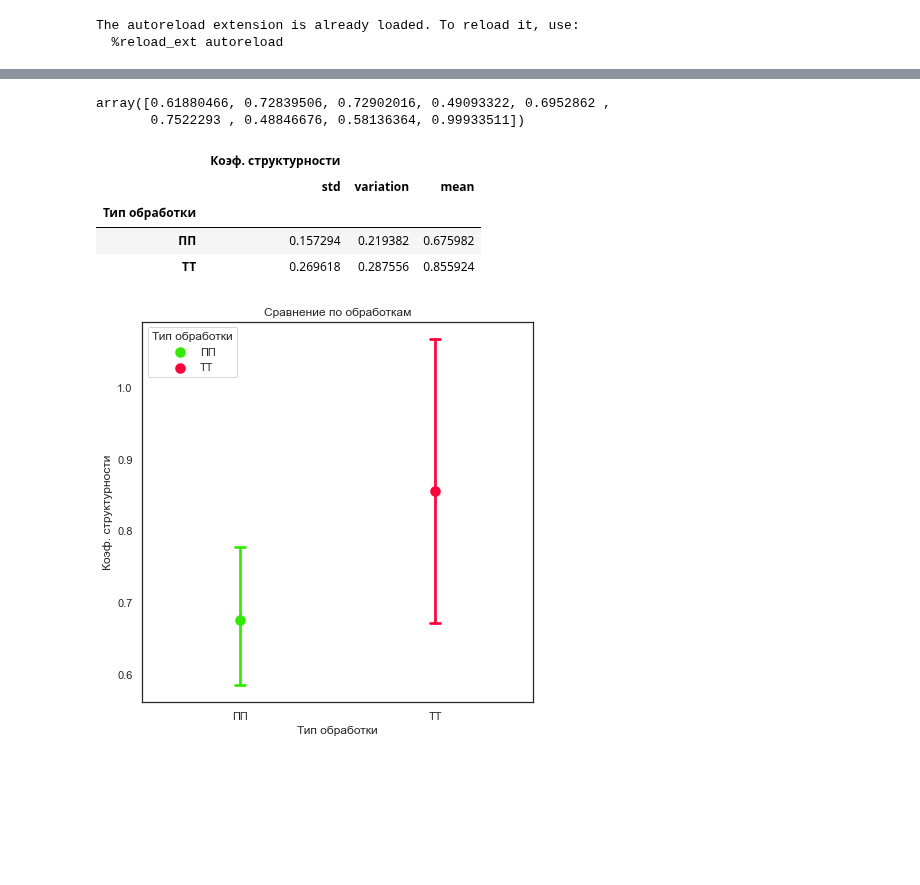
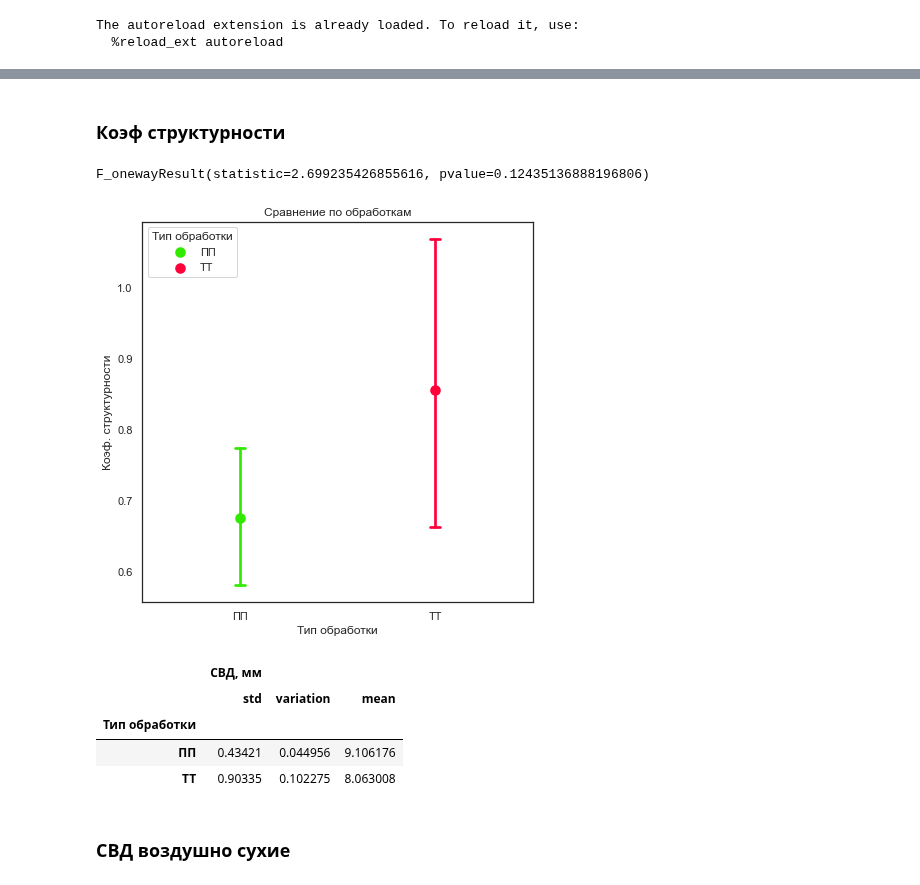
Before and after one commit to hukitoc94/total_archangelskiy, a Jupyter notebook: field_data/agrophysics.ipynb, the cells around one changed output, grey strips where cells are left out. Saved outputs shown, nothing was run; the diff lists cells and outputs as text; code cells hidden in the pictures; blank space fills up the shorter version.

```diff
--- a/field_data/agrophysics.ipynb
+++ b/field_data/agrophysics.ipynb
@@ -38,17 +29,19 @@ stats_type
-# %%
-samp['Коэф. структурности'][samp["Тип обработки"] == 'ТТ'].values
-samp['Коэф. структурности'][samp["Тип обработки"] != 'ТТ'].values
-# %% [output]
-array([0.61880466, 0.72839506, 0.72902016, 0.49093322, 0.6952862 ,
-       0.7522293 , 0.48846676, 0.58136364, 0.99933511])
+# %% [markdown]
+### Коэф структурности
 # %%
 stats, aov, fig = agrofiz_plot(agrofiz, 'Коэф. структурности')
-stats
+aov
 # %% [output]
-|  | Коэф. структурности |  |  |
-|  | std | variation | mean |
-| Тип обработки |  |  |  |
-| ПП | 0.157294 | 0.219382 | 0.675982 |
-| ТТ | 0.269618 | 0.287556 | 0.855924 |
+F_onewayResult(statistic=2.699235426855616, pvalue=0.12435136888196806)
-[figure, old version]
+[figure, new version]
+# %%
+stats
+# %% [output]
+|  | СВД, мм |  |  |
+|  | std | variation | mean |
+| Тип обработки |  |  |  |
+| ПП | 0.43421 | 0.044956 | 9.106176 |
+| ТТ | 0.90335 | 0.102275 | 8.063008 |
+# %% [markdown]
+### СВД воздушно сухие
 # %%
```
Also changed, not shown: parts of 19 cells of this notebook, 7 other files.
